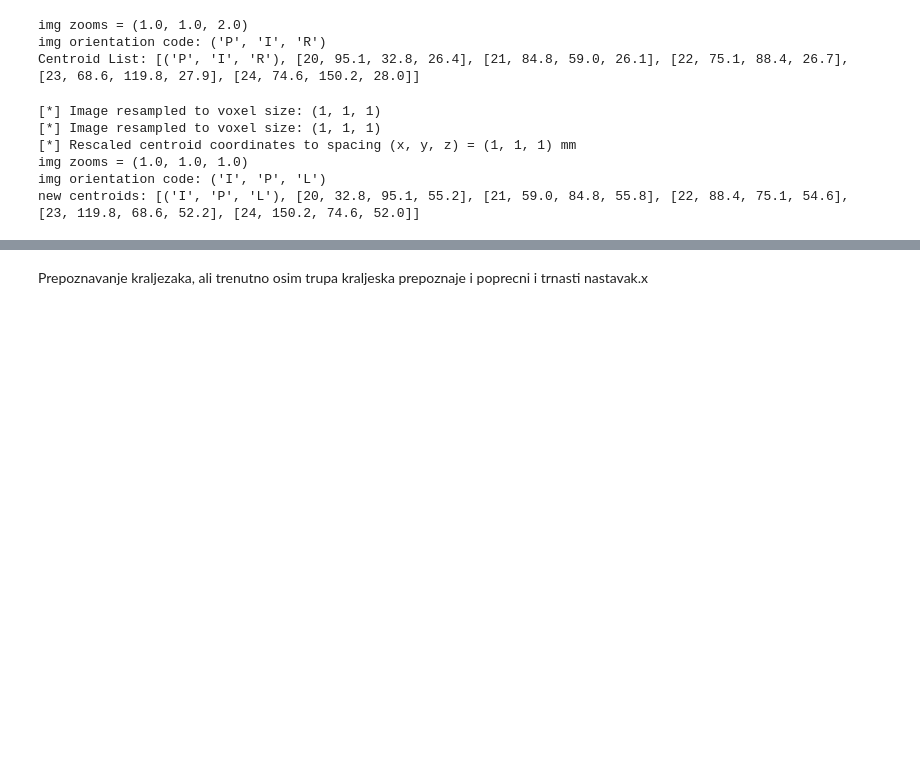
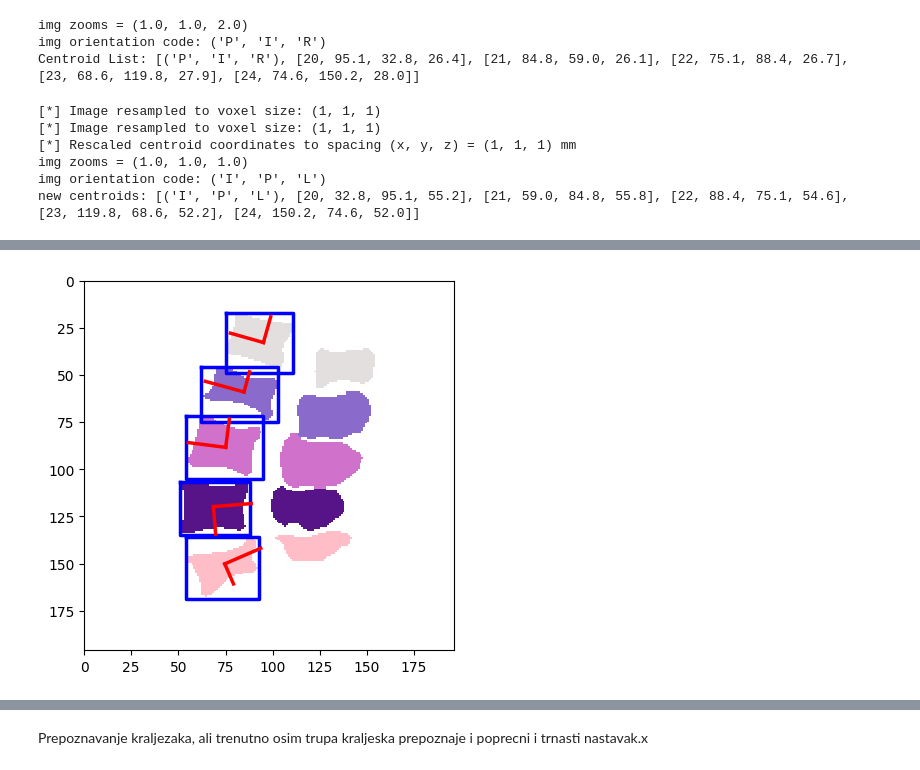
Before and after one commit to emajavor/racunalni_vid, a Jupyter notebook: cobbs_angle.ipynb, the cells around one changed output, grey strips where cells are left out. Saved outputs shown, nothing was run; the diff lists cells and outputs as text; code cells hidden in the pictures; blank space fills up the shorter version.

```diff
--- a/cobbs_angle.ipynb
+++ b/cobbs_angle.ipynb
@@ -185,0 +92,69 @@ plot_sag_centroids(axs[0], ctd_iso, zooms)
+# %%
+# Plot the original image
+plt.imshow(msk_np_sag, cmap='grey')
+
+# Set the axis limits to match the dimensions of the image
+plt.xlim(0, msk_np_sag.shape[1])
+plt.ylim(msk_np_sag.shape[0], 0)  # Invert y-axis to match image coordinates
+
+# Measure region properties
+regions = skimage.measure.regionprops(labeled)
+
+# Get the areas of all regions
+areas = [props.area for props in regions]
+
+# Find the index of the largest region
+largest_region_index = np.argmax(areas)
+
+# Initialize an empty list to store matching bounding boxes
+matching_bounding_boxes = []
+
+# Loop through each region
+for props in regions:
+    # Exclude the largest region
+    if props.label != largest_region_index + 1:
+        # Get bounding box coordinates for the current region
+        minr, minc, maxr, maxc = props.bbox
+
+        # Initialize a flag to check if centroid is found in the current region
+        centroid_found = False
+
+        # Loop through centroids in ctd_iso and check if any falls within the current region
+        for centroid in ctd_iso[1:]:
+            centroid_x, centroid_y = centroid[2], centroid[1]
+            if minc <= centroid_x <= maxc and minr <= centroid_y <= maxr:
+                # Centroid is inside the region, set the flag and break the loop
+                centroid_found = True
+                break
+
+        # If centroid is found, draw the bounding box and axes
+        if centroid_found:
+            # Draw the bounding box only for regions with centroids
+            bx = (minc, maxc, maxc, minc, minc)
+            by = (minr, minr, maxr, maxr, minr)
+            plt.plot(bx, by, '-b', linewidth=2.5)
+
+            # Get centroid and orientation
+            y0, x0 = centroid[1], centroid[2]
+            orientation = props.orientation
+
+            # Calculate endpoints for major and minor axes
+            x1 = x0 + np.cos(orientation) * 0.5 * props.minor_axis_length
+            y1 = y0 - np.sin(orientation) * 0.5 * props.minor_axis_length
+            x2 = x0 - np.sin(orientation) * 0.5 * props.major_axis_length
+            y2 = y0 - np.cos(orientation) * 0.5 * props.major_axis_length
+
+            # Draw major and minor axes
+            plt.plot((x0, x1), (y0, y1), '-r', linewidth=2.5)
+            plt.plot((x0, x2), (y0, y2), '-r', linewidth=2.5)
+
+            # Append the bounding box coordinates to the list
+            matching_bounding_boxes.append((minr, minc, maxr, maxc))
+
+# Convert the list of bounding boxes to a numpy array for easy manipulation
+matching_bounding_boxes = np.array(matching_bounding_boxes)
+plt.imshow(msk_np_sag, cmap=cm_itk, alpha=0.9, vmin=1, vmax=64)
+
+plt.show()
+# %% [output]
+[figure, added]
```
Also changed, not shown: parts of 13 cells of this notebook.
